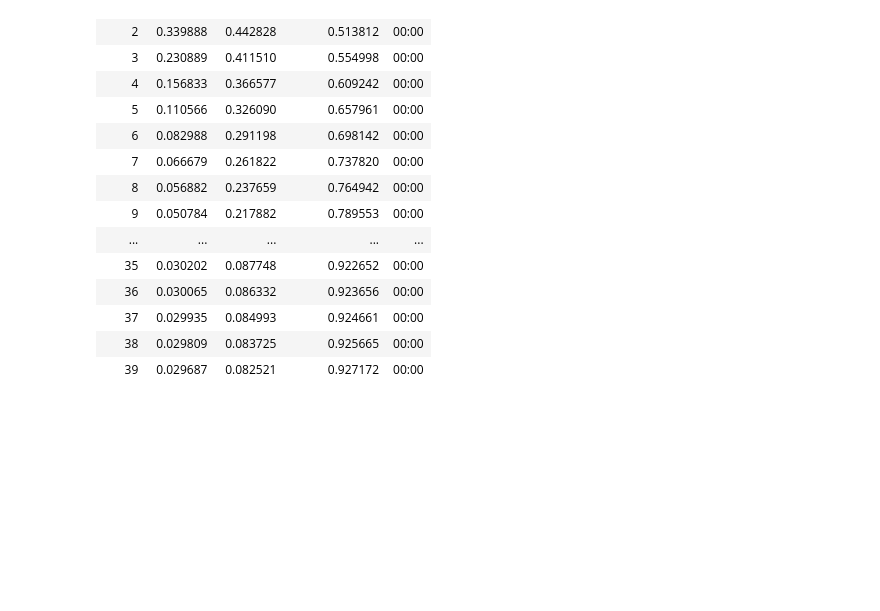
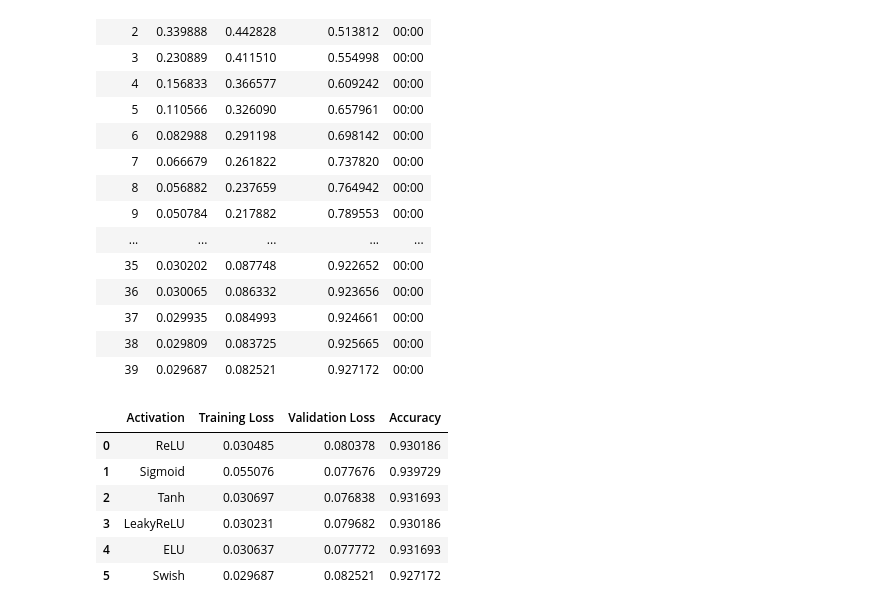
Before and after one commit to LevanBerelidze/cs-550-homework, a Jupyter notebook: Problem_3.ipynb, the cells around one changed output. Saved outputs shown, nothing was run; the diff lists cells and outputs as text; code cells hidden in the pictures; blank space fills up the shorter version.

Commit message:
Add table for problem 3 stats

```diff
--- a/Problem_3.ipynb
+++ b/Problem_3.ipynb
@@ -127,6 +131,8 @@ Tanh
 | 37 | 0.030973 | 0.078967 | 0.931190 | 00:00 |
 | 38 | 0.030834 | 0.077874 | 0.931190 | 00:00 |
 | 39 | 0.030697 | 0.076838 | 0.931693 | 00:00 |
+# %%
+stats.append(['Tanh', 0.030697, 0.076838, 0.931693])
 # %%
 train(nn.LeakyReLU())
 # %% [output]
@@ -148,6 +154,8 @@ LeakyReLU
 | 37 | 0.030495 | 0.082130 | 0.930186 | 00:00 |
 | 38 | 0.030361 | 0.080873 | 0.930186 | 00:00 |
 | 39 | 0.030231 | 0.079682 | 0.930186 | 00:00 |
+# %%
+stats.append(['LeakyReLU', 0.030231, 0.079682, 0.930186])
 # %%
 train(nn.ELU())
 # %% [output]
@@ -169,6 +177,8 @@ ELU
 | 37 | 0.030914 | 0.079931 | 0.930688 | 00:00 |
 | 38 | 0.030774 | 0.078822 | 0.931693 | 00:00 |
 | 39 | 0.030637 | 0.077772 | 0.931693 | 00:00 |
+# %%
+stats.append(['ELU', 0.030637, 0.077772, 0.931693])
 # %%
 class Swish(nn.Module):
         def __init__(self, b = 1.):
@@ -199,3 +209,5 @@ Swish
 | 37 | 0.029935 | 0.084993 | 0.924661 | 00:00 |
 | 38 | 0.029809 | 0.083725 | 0.925665 | 00:00 |
 | 39 | 0.029687 | 0.082521 | 0.927172 | 00:00 |
+# %%
+stats.append(['Swish', 0.029687, 0.082521, 0.927172])
@@ -201,0 +216,10 @@ Swish
+# %%
+pd.DataFrame(stats, columns=['Activation', 'Training Loss', 'Validation Loss', 'Accuracy'])
+# %% [output]
+|  | Activation | Training Loss | Validation Loss | Accuracy |
+| 0 | ReLU | 0.030485 | 0.080378 | 0.930186 |
+| 1 | Sigmoid | 0.055076 | 0.077676 | 0.939729 |
+| 2 | Tanh | 0.030697 | 0.076838 | 0.931693 |
+| 3 | LeakyReLU | 0.030231 | 0.079682 | 0.930186 |
+| 4 | ELU | 0.030637 | 0.077772 | 0.931693 |
+| 5 | Swish | 0.029687 | 0.082521 | 0.927172 |
```
Also changed, not shown: parts of 5 cells of this notebook.
